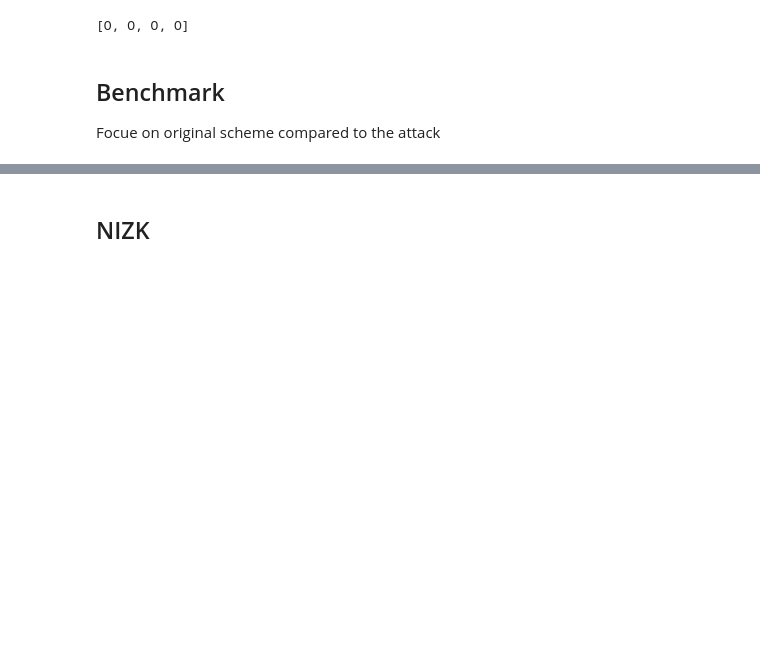
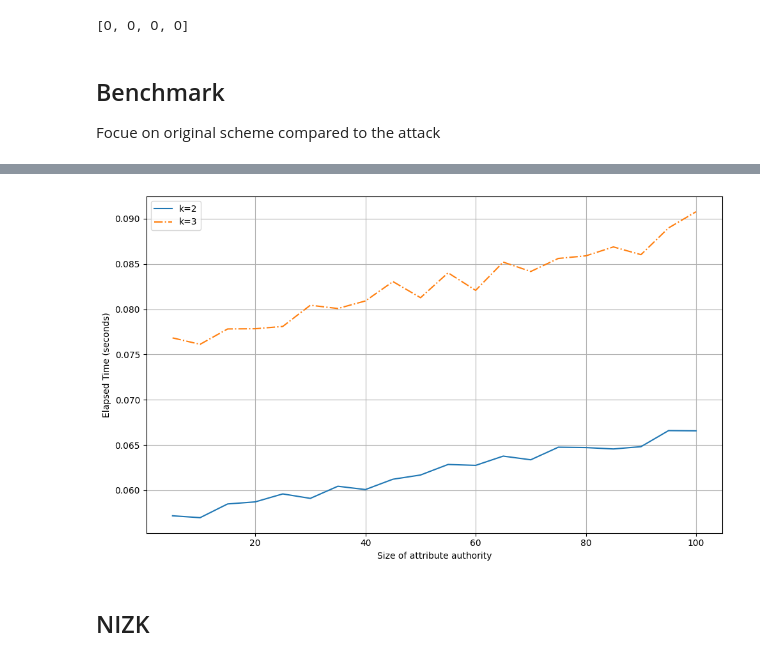
Before and after one commit to Guy1m0/Attack-on-IPPE, a Jupyter notebook: abe.ipynb, the cells around one changed output, grey strips where cells are left out. Saved outputs shown, nothing was run; the diff lists cells and outputs as text; code cells hidden in the pictures; blank space fills up the shorter version.

```diff
--- a/abe.ipynb
+++ b/abe.ipynb
@@ -580,3 +785,15 @@ Focue on original scheme compared to the  attack
+# %%
+k_values = [2,3]
+#sys_key_gen_time = [pair[0][2] for pair in data_2]
+ad_time = [pair[1][1] for pair in data_2]
+ad_time_ = [pair[1][1] for pair in data_3]
+ys = [ad_time, ad_time_]
+
+xs = range(5,101,5)
+
+plot_key_dec_changes(xs, ys, k_values)
+# %% [output]
+[figure, added]
 # %% [markdown]
 ## NIZK
 # %% [markdown]
```
Also changed, not shown: parts of 15 cells of this notebook, 5 other files.
